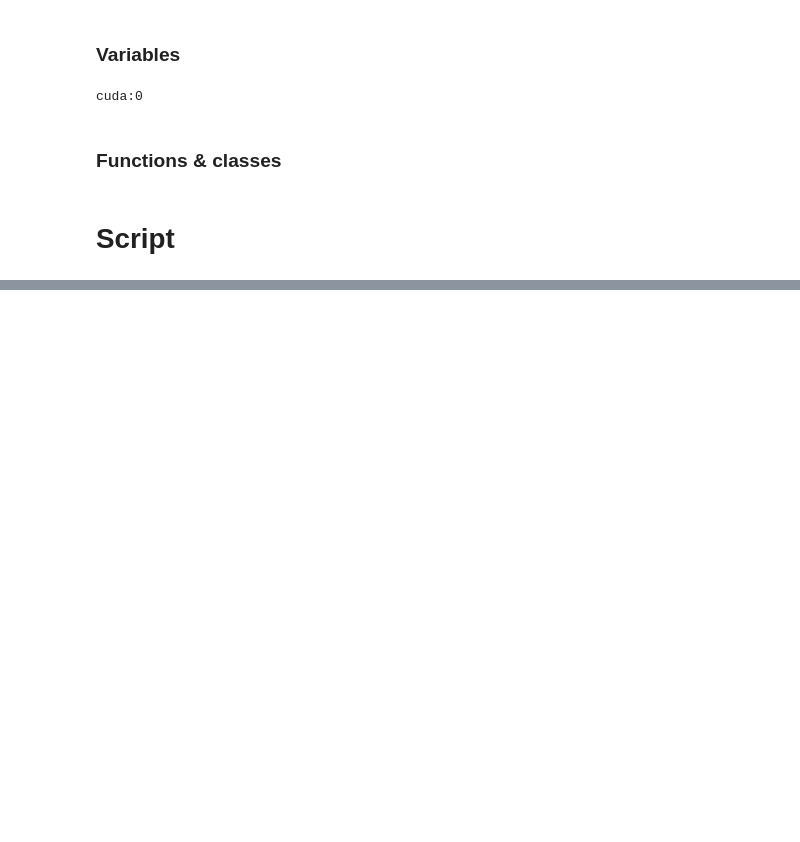
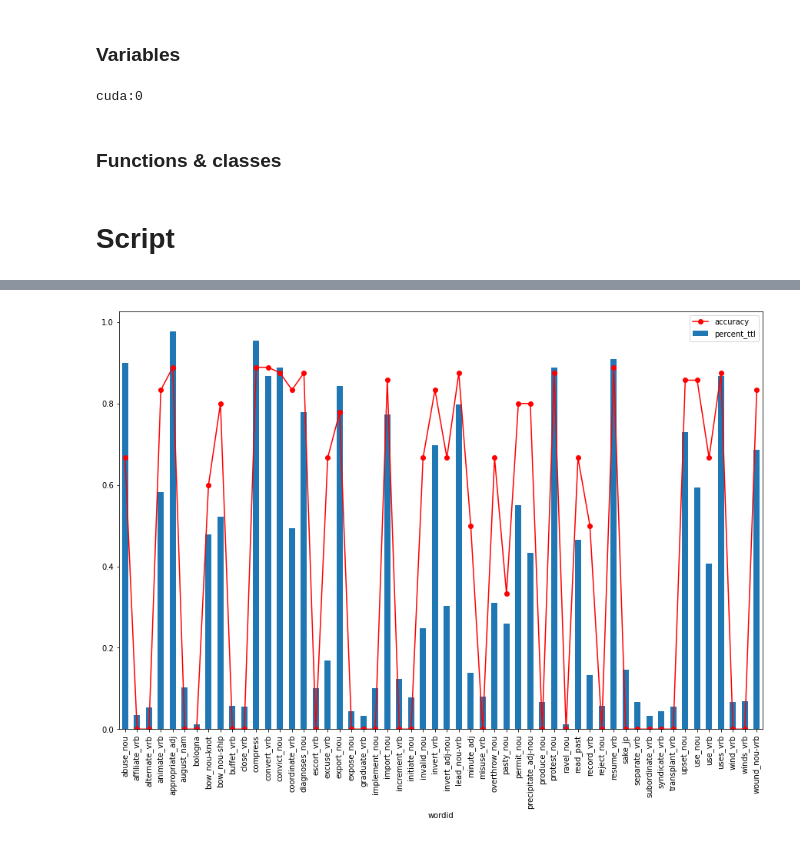
Before and after one commit to jseale/dissertation, a Jupyter notebook: Models/Baselines/WHD_Bert/DISTILBERT_variant_only_WHD_Disambiguation_Baseline.ipynb, the cells around one changed output, grey strips where cells are left out. Cells and saved outputs as stored; diff of their text form; code cells hidden in the pictures; blank space fills up the shorter version.

Commit message:
looks into lower Bert macro accuracy scores

```diff
--- a/Models/Baselines/WHD_Bert/DISTILBERT_variant_only_WHD_Disambiguation_Baseline.ipynb
+++ b/Models/Baselines/WHD_Bert/DISTILBERT_variant_only_WHD_Disambiguation_Baseline.ipynb
@@ -304,0 +354,4 @@ Macro Accuracy
+# %%
+hids = pd.read_csv("C:/Users/jseal/Dev/dissertation/Data_Exploration/WHD/hids.csv")
+# %%
+hids_acc = pd.merge(hids, accuracies_df, on='wordid')
@@ -304,0 +378,16 @@ Macro Accuracy
+# %%
+hids_acc = hids_acc[hids_acc['accuracy'] < 1.0]
+# %%
+hids_acc_prevalence = hids_acc[["wordid", "percent_ttl"]]
+hids_acc_acc = hids_acc[["wordid", "accuracy"]]
+# %%
+import matplotlib.pylab as plt
+%matplotlib inline
+
+ax = hids_acc_acc.plot(
+    x='wordid', linestyle='-', marker='o', color="red")
+hids_acc_prevalence.plot(x='wordid', kind='bar', ax=ax, figsize=(15,10))
+
+plt.show()
+# %% [output]
+[figure, added]
```
Also changed, not shown: parts of 13 cells of this notebook, 1 other file.
